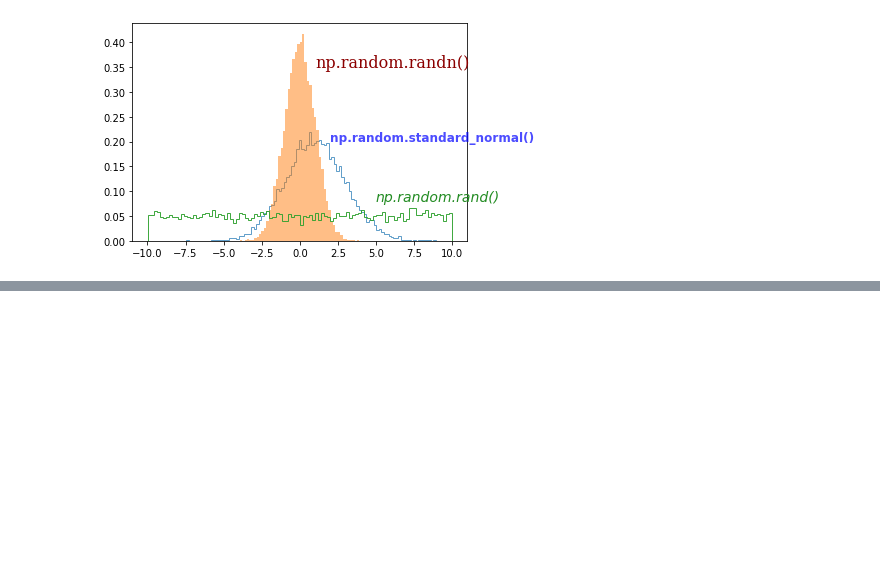
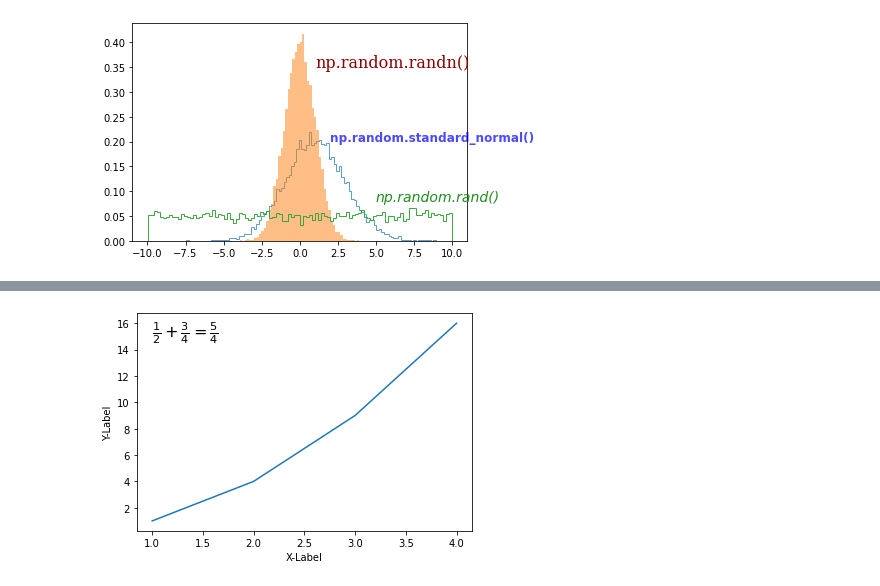
Before and after one commit to goodDev-junhyuk/JupyterNotebook, a Jupyter notebook: Matplotlib_Pie_Chart.ipynb, the cells around one changed output, grey strips where cells are left out. Drawn from its saved outputs; the diff is of its cells as text; code cells hidden in the pictures; blank space fills up the shorter version.

```diff
--- a/Matplotlib_Pie_Chart.ipynb
+++ b/Matplotlib_Pie_Chart.ipynb
@@ -166,0 +184,13 @@ findfont: Font family ['Arial'] not found. Falling back to DejaVu Sans.
+# %%
+import matplotlib.pyplot as plt
+
+plt.plot([1, 2, 3, 4], [1, 4, 9, 16])
+plt.xlabel('X-Label')
+plt.ylabel('Y-Label')
+
+# 분수 표현
+plt.text(1, 15, r'$\frac{1}{2} + \frac{3}{4} = \frac{5}{4}$', fontdict={'size':16})
+
+plt.show()
+# %% [output]
+[figure, added]
```
Also changed, not shown: parts of 2 cells of this notebook.
